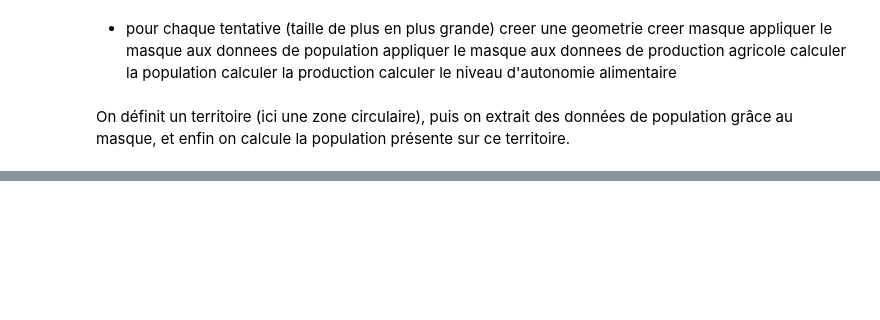
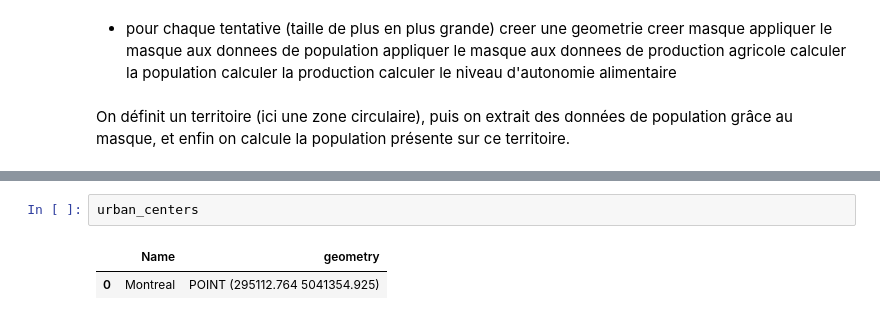
Before and after one commit to BastienBoucherat/geo6149, a Jupyter notebook: geo6149_projet.ipynb, the cells around one changed output, grey strips where cells are left out. Cells and saved outputs as stored; diff of their text form; blank space fills up the shorter version.

```diff
--- a/geo6149_projet.ipynb
+++ b/geo6149_projet.ipynb
@@ -771,0 +789,5 @@ Montreal food territory has a reach of approximately 56 km around the city cente
+# %%
+urban_centers
+# %% [output]
+|  | Name | geometry |
+| 0 | Montreal | POINT (295112.764 5041354.925) |
```
Also changed, not shown: parts of 7 cells of this notebook.
